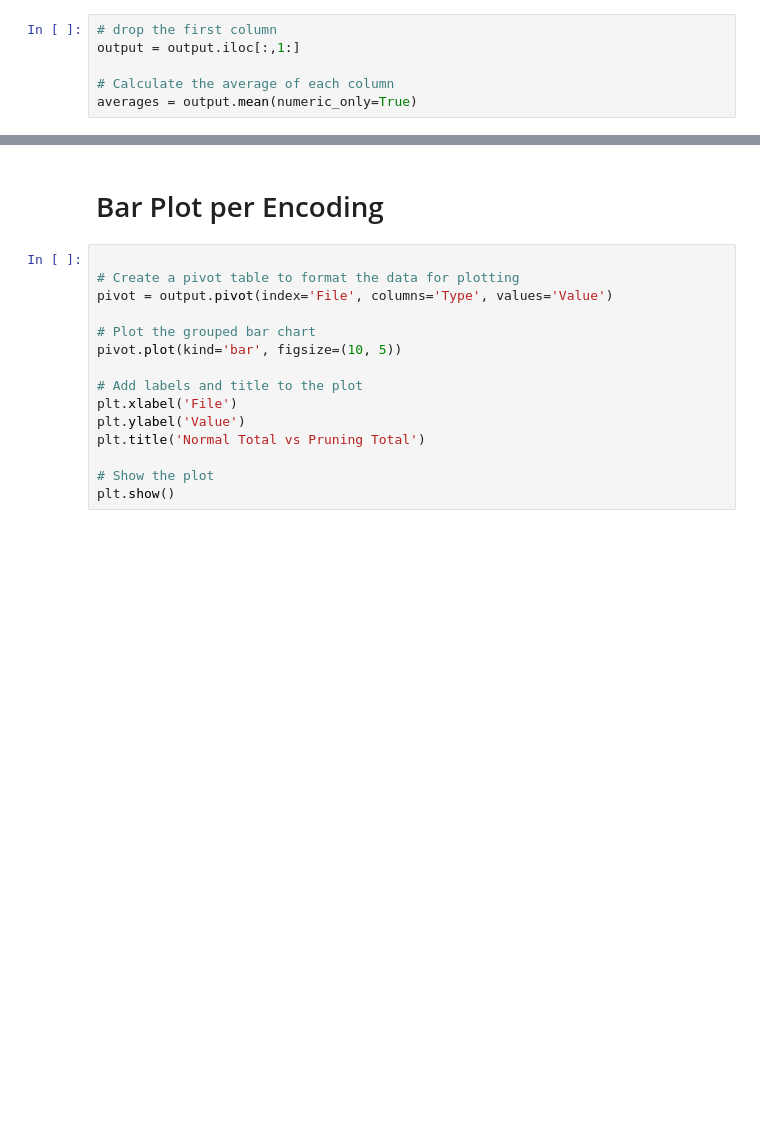
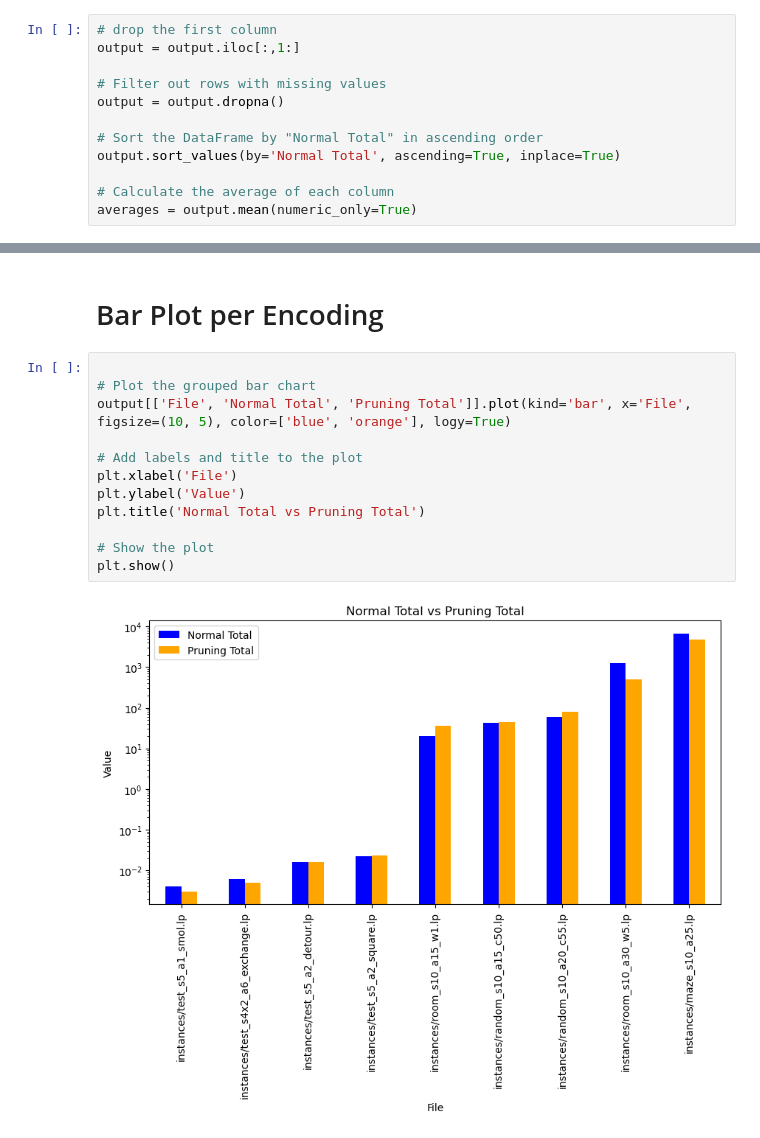
Before and after one commit to Lebi-lxagvaa/MAPF_Problem, a Jupyter notebook: evaluation/evaluation.ipynb, the cells around one changed output, grey strips where cells are left out. Saved outputs shown, nothing was run; the diff lists cells and outputs as text; blank space fills up the shorter version.

Commit message:
added image

```diff
--- a/evaluation/evaluation.ipynb
+++ b/evaluation/evaluation.ipynb
@@ -13,6 +13,12 @@ output = pd.read_csv('output.csv')
 # drop the first column
 output = output.iloc[:,1:]
 
+# Filter out rows with missing values
+output = output.dropna()
+
+# Sort the DataFrame by "Normal Total" in ascending order
+output.sort_values(by='Normal Total', ascending=True, inplace=True)
+
 # Calculate the average of each column
 averages = output.mean(numeric_only=True)
 # %% [markdown]
@@ -27,16 +35,15 @@ plt.show()
 # Bar Plot per Encoding
 # %%
 
-# Create a pivot table to format the data for plotting
-pivot = output.pivot(index='File', columns='Type', values='Value')
-
 # Plot the grouped bar chart
-pivot.plot(kind='bar', figsize=(10, 5))
+output[['File', 'Normal Total', 'Pruning Total']].plot(kind='bar', x='File', figsize=(10, 5), color=['blue', 'orange'], logy=True)
 
 # Add labels and title to the plot
 plt.xlabel('File')
 plt.ylabel('Value')
 plt.title('Normal Total vs Pruning Total')
 
 # Show the plot
 plt.show()
+# %% [output]
+[figure, added]
```
Also changed, not shown: parts of 1 cell of this notebook, 3 other files.
